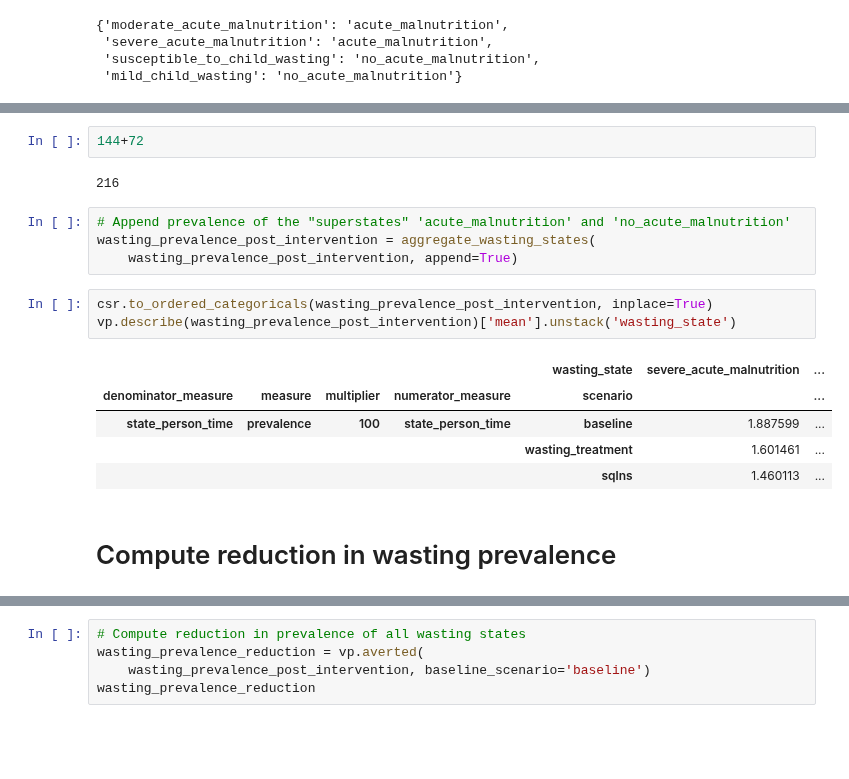
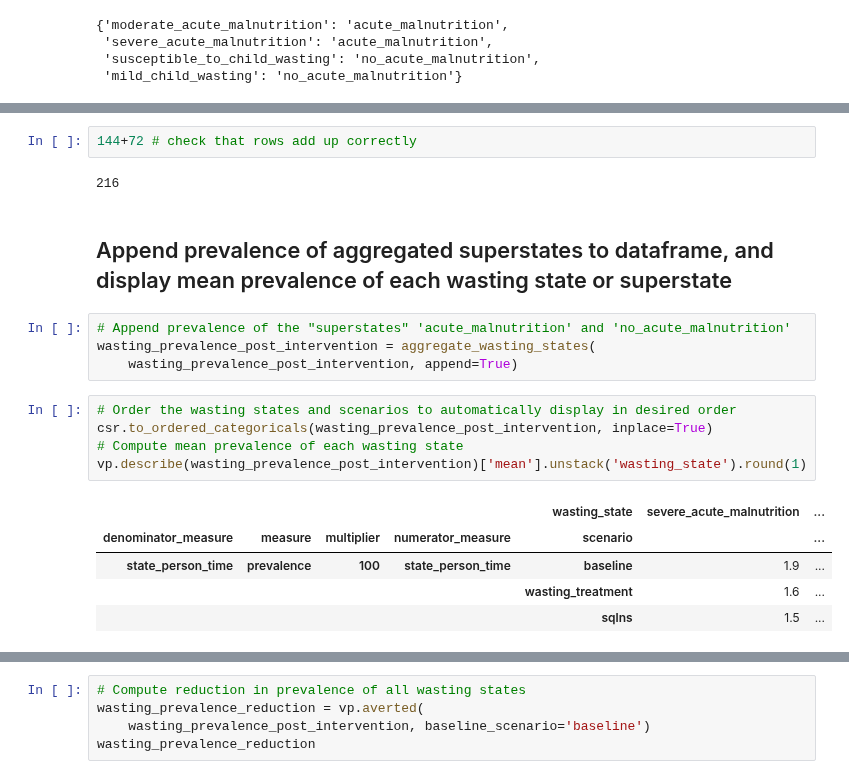
Before and after one commit to ihmeuw/vivarium_research_ciff_sam, a Jupyter notebook: results/2021_10_25a_v4.1_calculate_percent_wasting_reduction_for_10_26_call.ipynb, the cells around one changed output, grey strips where cells are left out. Cells and saved outputs as stored; diff of their text form; blank space fills up the shorter version.

```diff
--- a/results/2021_10_25a_v4.1_calculate_percent_wasting_reduction_for_10_26_call.ipynb
+++ b/results/2021_10_25a_v4.1_calculate_percent_wasting_reduction_for_10_26_call.ipynb
@@ -165,22 +169,24 @@ aggregate_wasting_states(wasting_prevalence_post_intervention, append=True)
 | 214 | 946 | wasting_treatment | acute_malnutrition | 8.608088 | state_person_time | state_person_time | 100 | ... |
 | 215 | 946 | wasting_treatment | no_acute_malnutrition | 91.391912 | state_person_time | state_person_time | 100 | ... |
 216 rows × 8 columns
-# %%
-144+72
-# %% [output]
-216
+# %%
+144+72 # check that rows add up correctly
+# %% [output]
+216
+# %% [markdown]
+## Append prevalence of aggregated superstates to dataframe, and display mean prevalence of each wasting state or superstate
 # %%
 # Append prevalence of the "superstates" 'acute_malnutrition' and 'no_acute_malnutrition'
 wasting_prevalence_post_intervention = aggregate_wasting_states(
     wasting_prevalence_post_intervention, append=True)
 # %%
+# Order the wasting states and scenarios to automatically display in desired order
 csr.to_ordered_categoricals(wasting_prevalence_post_intervention, inplace=True)
-vp.describe(wasting_prevalence_post_intervention)['mean'].unstack('wasting_state')
+# Compute mean prevalence of each wasting state
+vp.describe(wasting_prevalence_post_intervention)['mean'].unstack('wasting_state').round(1)
 # %% [output]
 |  |  |  |  | wasting_state | severe_acute_malnutrition | ... |
 | denominator_measure | measure | multiplier | numerator_measure | scenario |  | ... |
-| state_person_time | prevalence | 100 | state_person_time | baseline | 1.887599 | ... |
-|  |  |  |  | wasting_treatment | 1.601461 | ... |
-|  |  |  |  | sqlns | 1.460113 | ... |
+| state_person_time | prevalence | 100 | state_person_time | baseline | 1.9 | ... |
+|  |  |  |  | wasting_treatment | 1.6 | ... |
+|  |  |  |  | sqlns | 1.5 | ... |
-# %% [markdown]
-# Compute reduction in wasting prevalence
```
Also changed, not shown: parts of 31 cells of this notebook.
